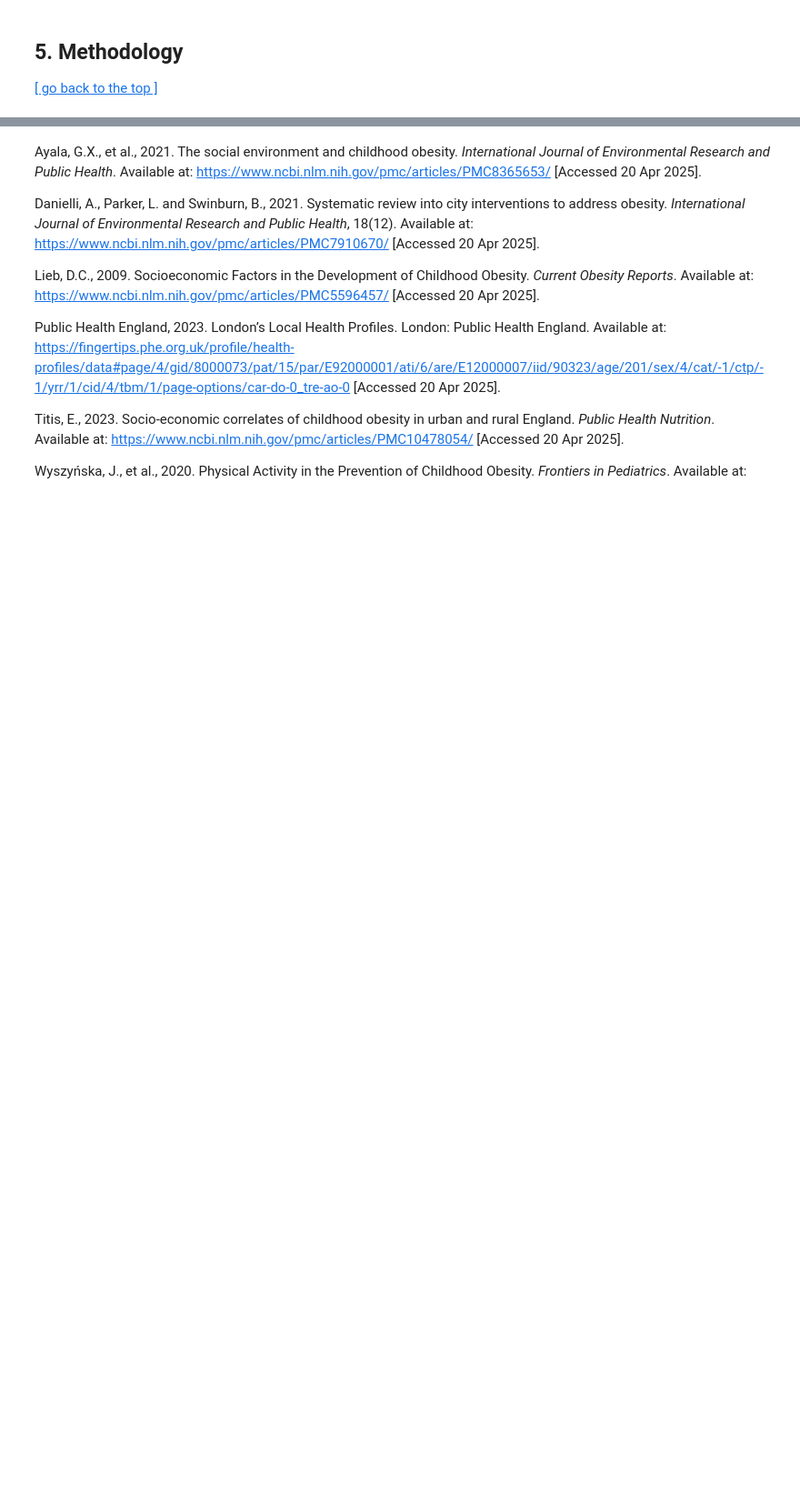
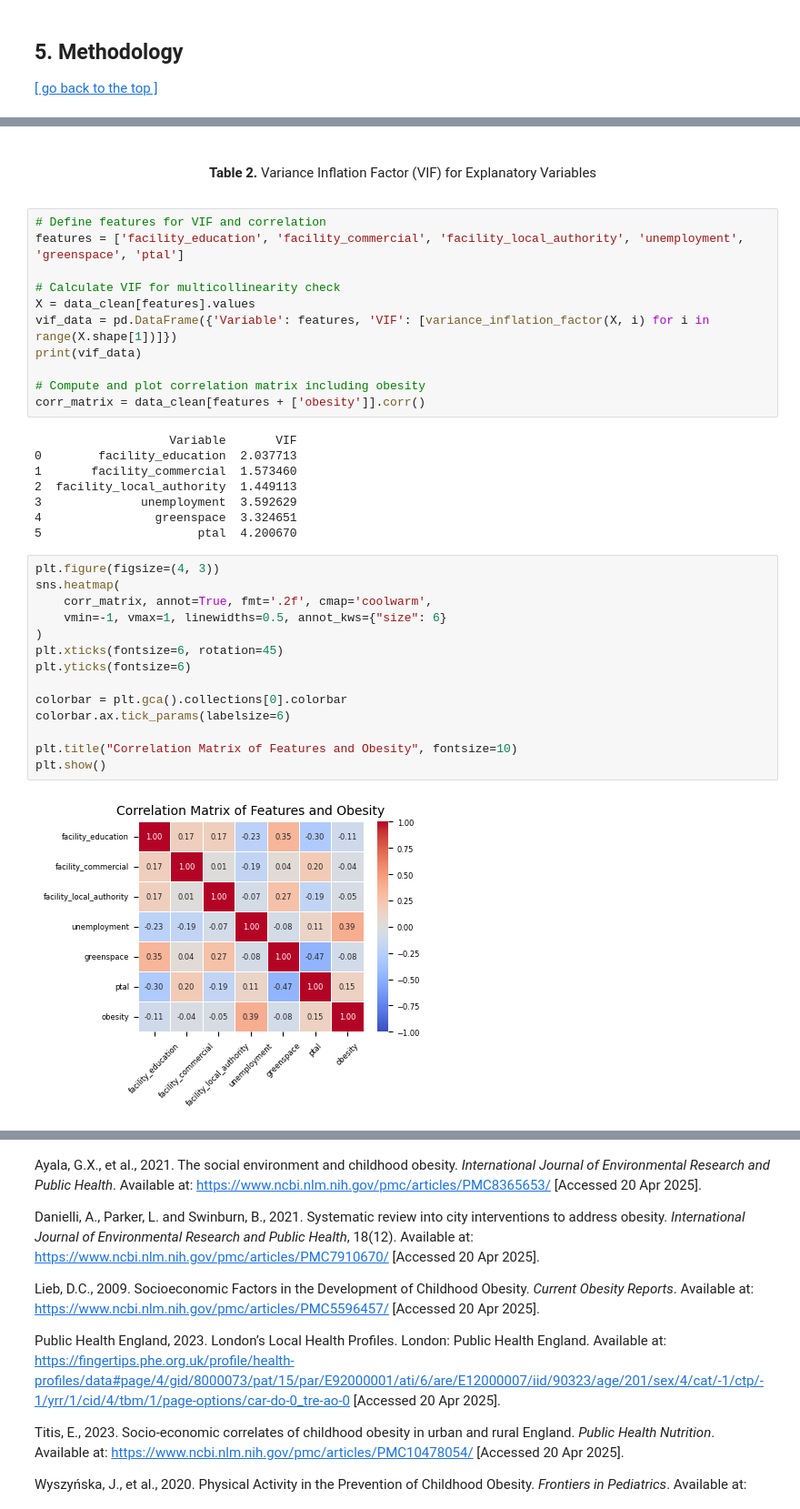
Before and after one commit to VeraLi0710/06DS-ML-Investigation, a Jupyter notebook: 24109799_submission_CASA0006.ipynb, the cells around one changed output, grey strips where cells are left out. Shown at 91% size. Drawn from its saved outputs; the diff is of its cells as text; blank space fills up the shorter version.

```diff
--- a/24109799_submission_CASA0006.ipynb
+++ b/24109799_submission_CASA0006.ipynb
@@ -734,0 +704,40 @@ Variance Inflation Factors (VIF):
+# %% [markdown]
+<a id="table-2-vif"></a>
+<div style="text-align:center; padding:10px 0;">
+<strong>Table 2.</strong> Variance Inflation Factor (VIF) for Explanatory Variables
+</div>
+# %%
+# Define features for VIF and correlation
+features = ['facility_education', 'facility_commercial', 'facility_local_authority', 'unemployment', 'greenspace', 'ptal']
+
+# Calculate VIF for multicollinearity check
+X = data_clean[features].values
+vif_data = pd.DataFrame({'Variable': features, 'VIF': [variance_inflation_factor(X, i) for i in range(X.shape[1])]})
+print(vif_data)
+
+# Compute and plot correlation matrix including obesity
+corr_matrix = data_clean[features + ['obesity']].corr()
+# %% [output]
+                   Variable       VIF
+0        facility_education  2.037713
+1       facility_commercial  1.573460
+2  facility_local_authority  1.449113
+3              unemployment  3.592629
+4                greenspace  3.324651
+5                      ptal  4.200670
+# %%
+plt.figure(figsize=(4, 3))
+sns.heatmap(
+    corr_matrix, annot=True, fmt='.2f', cmap='coolwarm',
+    vmin=-1, vmax=1, linewidths=0.5, annot_kws={"size": 6}
+)
+plt.xticks(fontsize=6, rotation=45)
+plt.yticks(fontsize=6)
+
+colorbar = plt.gca().collections[0].colorbar
+colorbar.ax.tick_params(labelsize=6)
+
+plt.title("Correlation Matrix of Features and Obesity", fontsize=10)
+plt.show()
+# %% [output]
+[figure, added]
```
Also changed, not shown: parts of 46 cells of this notebook, 3 other files.
